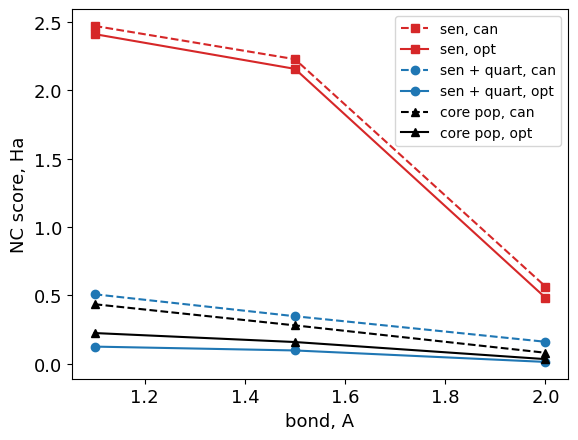
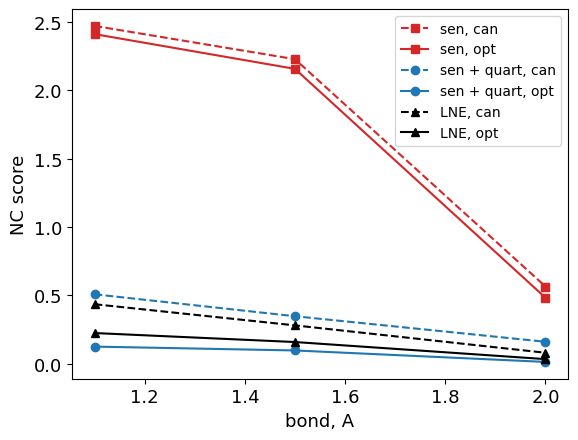
The change to this notebook cell's code, shown as a diff; its figure went from the first image to the second:
--- before
+++ after
@@ -4,8 +4,8 @@
              linestyle=linestyles[i], marker=markers[i])
     
-plt.ylabel("NC score, Ha")
+plt.ylabel("NC score")
 plt.xlabel("bond, A")
 plt.legend(fontsize=10)
-plt.savefig("N2_NC.png", format="png", dpi=400, bbox_inches="tight")
+plt.savefig(mol_name + "_NC.png", format="png", dpi=400, bbox_inches="tight")
 
 plt.show()

Commit: some plots